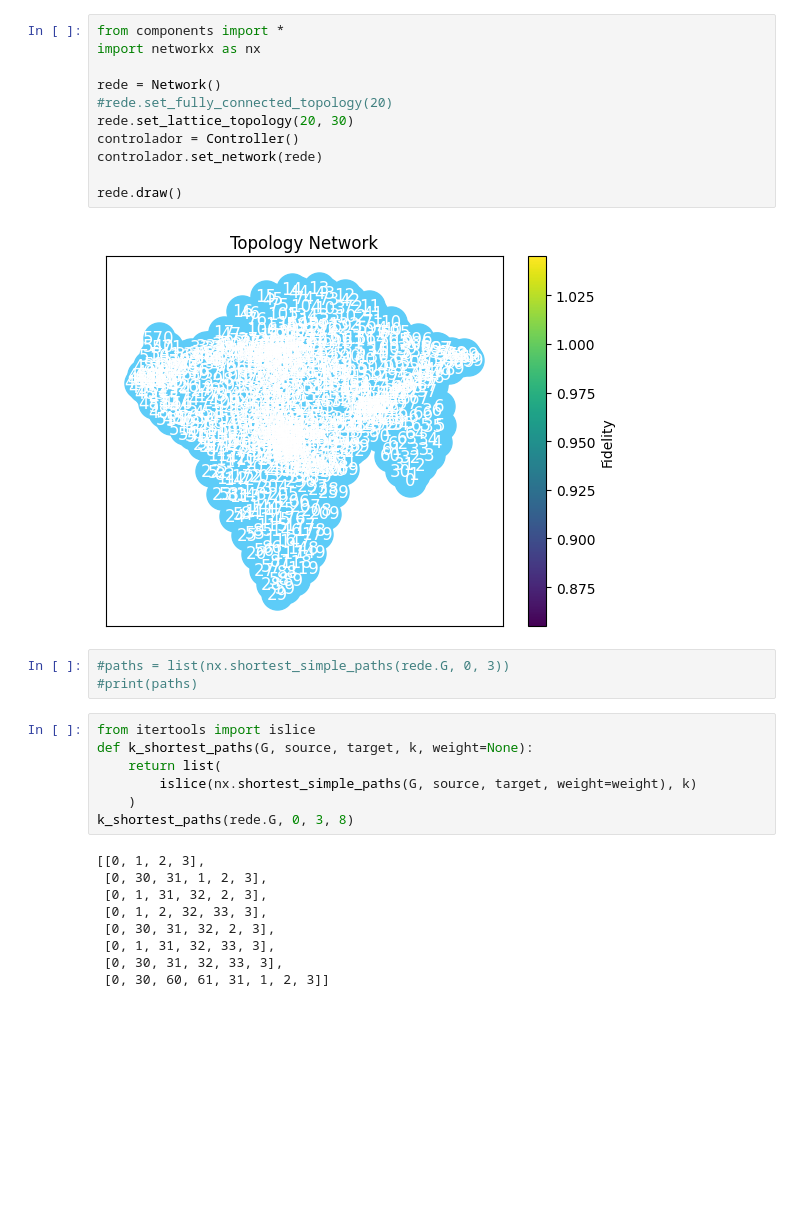
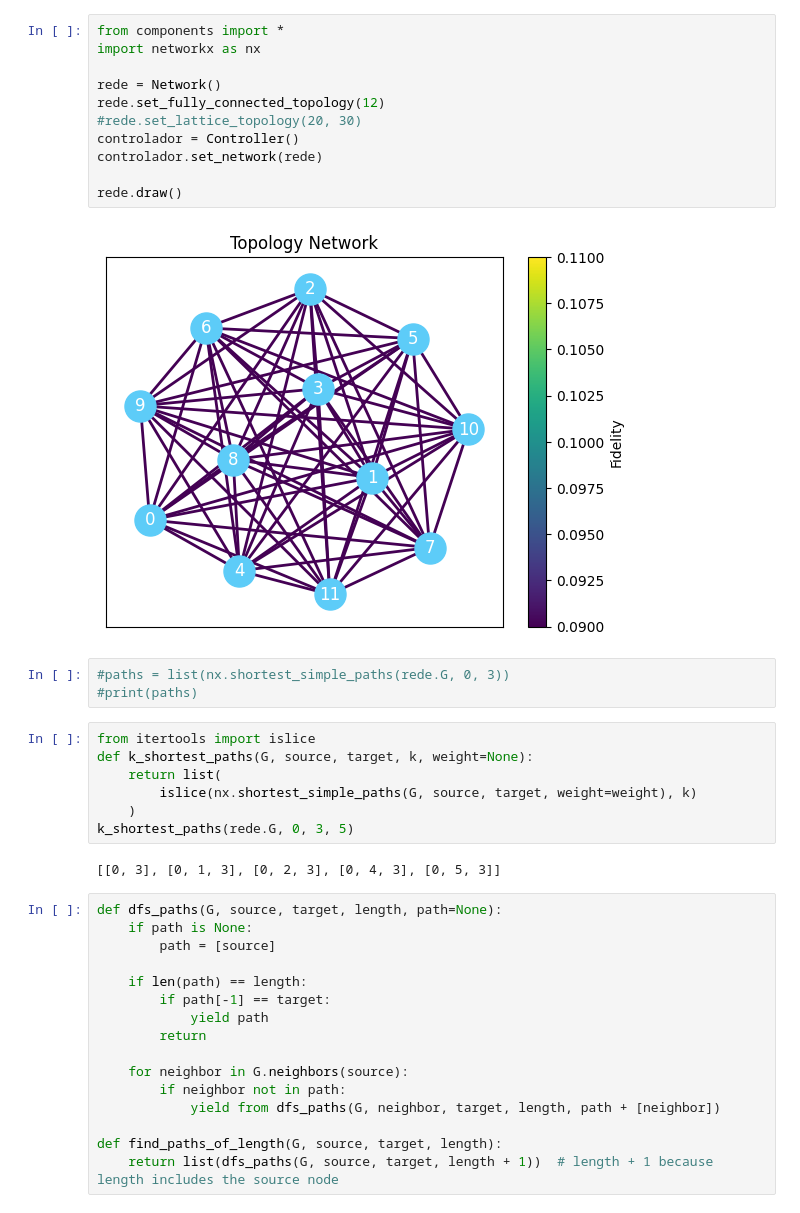
Before and after one commit to artuenric/Simulacoes-QKD, a Jupyter notebook: Rascunho.ipynb, the cells around one changed output. Drawn from its saved outputs; the diff is of its cells as text; blank space fills up the shorter version.

```diff
--- a/Rascunho.ipynb
+++ b/Rascunho.ipynb
@@ -1,16 +1,16 @@
 # %%
 from components import *
 import networkx as nx
 
 rede = Network()
-#rede.set_fully_connected_topology(20)
-rede.set_lattice_topology(20, 30)
+rede.set_fully_connected_topology(12)
+#rede.set_lattice_topology(20, 30)
 controlador = Controller()
 controlador.set_network(rede)
 
 rede.draw()
 # %% [output]
-[figure, old version]
+[figure, new version]
 # %%
 #paths = list(nx.shortest_simple_paths(rede.G, 0, 3))
 #print(paths)
@@ -20,13 +20,22 @@ def k_shortest_paths(G, source, target, k, weight=None):
     return list(
         islice(nx.shortest_simple_paths(G, source, target, weight=weight), k)
     )
-k_shortest_paths(rede.G, 0, 3, 8)
+k_shortest_paths(rede.G, 0, 3, 5)
 # %% [output]
-[[0, 1, 2, 3],
- [0, 30, 31, 1, 2, 3],
- [0, 1, 31, 32, 2, 3],
- [0, 1, 2, 32, 33, 3],
- [0, 30, 31, 32, 2, 3],
- [0, 1, 31, 32, 33, 3],
- [0, 30, 31, 32, 33, 3],
- [0, 30, 60, 61, 31, 1, 2, 3]]
+[[0, 3], [0, 1, 3], [0, 2, 3], [0, 4, 3], [0, 5, 3]]
+# %%
+def dfs_paths(G, source, target, length, path=None):
+    if path is None:
+        path = [source]
+
+    if len(path) == length:
+        if path[-1] == target:
+            yield path
+        return
+
+    for neighbor in G.neighbors(source):
+        if neighbor not in path:
+            yield from dfs_paths(G, neighbor, target, length, path + [neighbor])
+
+def find_paths_of_length(G, source, target, length):
+    return list(dfs_paths(G, source, target, length + 1))  # length + 1 because length includes the source node
```
Also changed, not shown: parts of 1 cell of this notebook, 6 other files.
